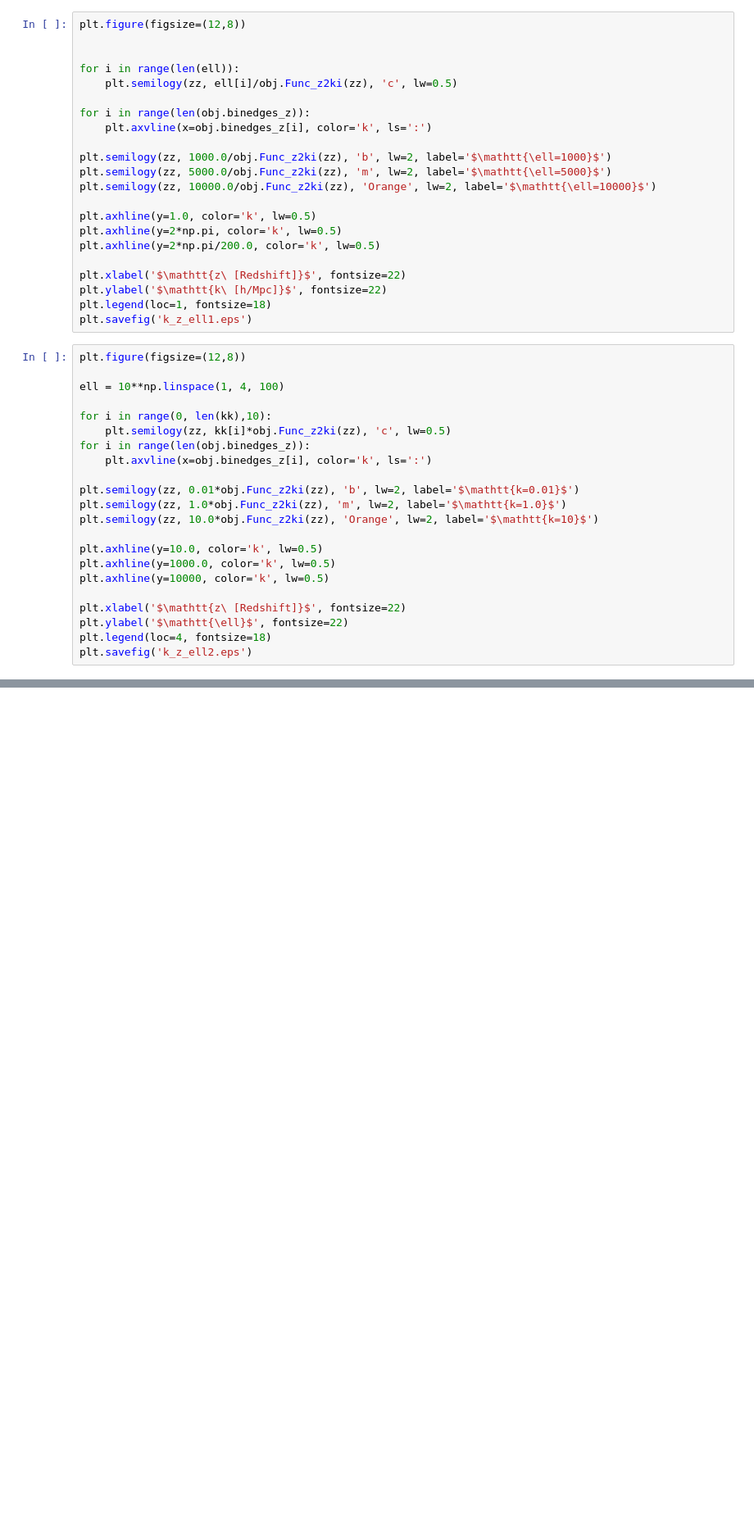
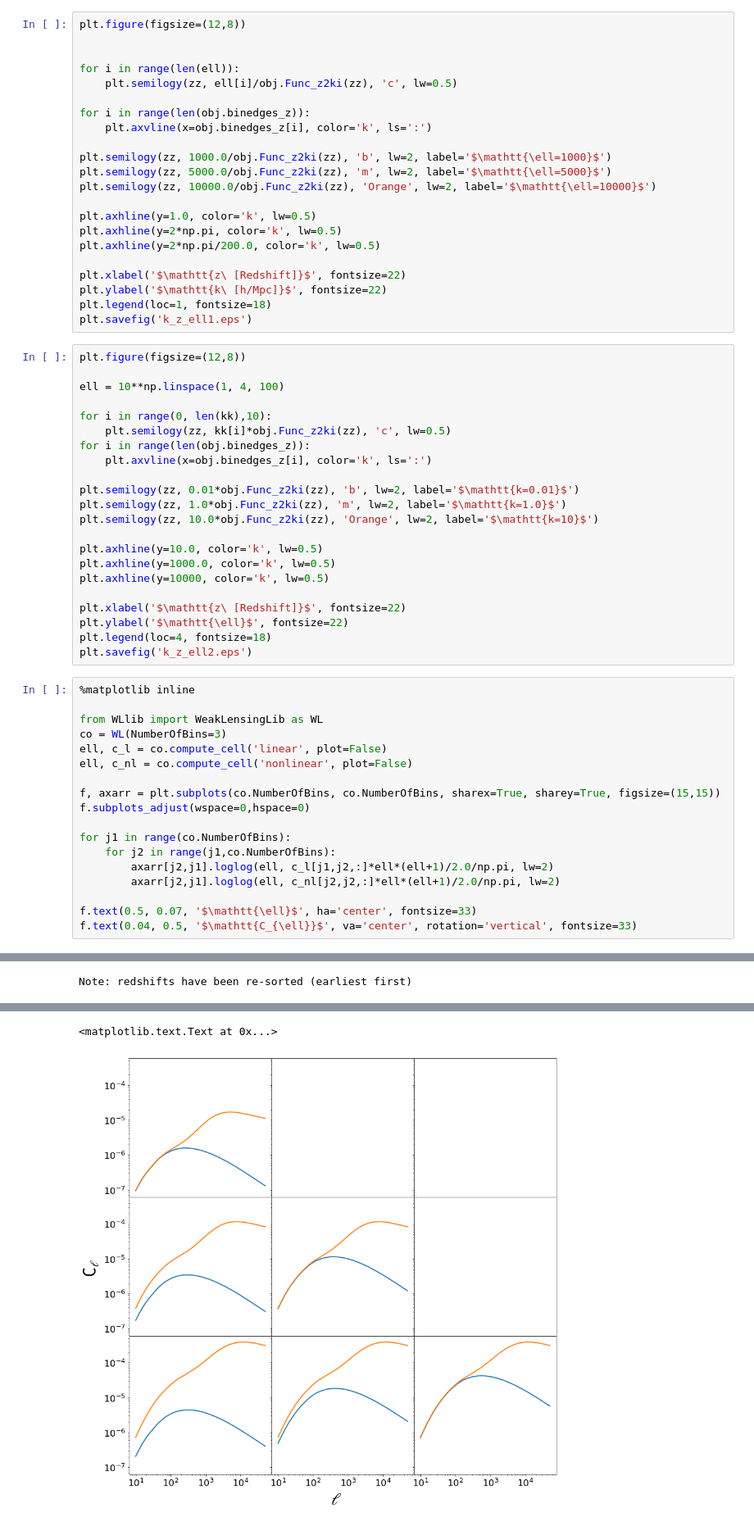
Before and after one commit to creativeishu/Weak-Lensing-Tomography, a Jupyter notebook: main.ipynb, the cells around one changed output, grey strips where cells are left out. Shown at 82% size. Cells and saved outputs as stored; diff of their text form; blank space fills up the shorter version.

Commit message:
WLlib updated

```diff
--- a/main.ipynb
+++ b/main.ipynb
@@ -162,3 +138,22 @@ plt.xlabel('$\mathtt{z\ [Redshift]}$', fontsize=22)
 plt.ylabel('$\mathtt{\ell}$', fontsize=22)
 plt.legend(loc=4, fontsize=18)
 plt.savefig('k_z_ell2.eps')
+# %%
+%matplotlib inline
+
+from WLlib import WeakLensingLib as WL
+co = WL(NumberOfBins=3)
+ell, c_l = co.compute_cell('linear', plot=False)
+ell, c_nl = co.compute_cell('nonlinear', plot=False)
+
+f, axarr = plt.subplots(co.NumberOfBins, co.NumberOfBins, sharex=True, sharey=True, figsize=(15,15))
+f.subplots_adjust(wspace=0,hspace=0)
+
+for j1 in range(co.NumberOfBins):
+    for j2 in range(j1,co.NumberOfBins):
+        axarr[j2,j1].loglog(ell, c_l[j1,j2,:]*ell*(ell+1)/2.0/np.pi, lw=2)
+        axarr[j2,j1].loglog(ell, c_nl[j2,j2,:]*ell*(ell+1)/2.0/np.pi, lw=2)
+
+f.text(0.5, 0.07, '$\mathtt{\ell}$', ha='center', fontsize=33)
+f.text(0.04, 0.5, '$\mathtt{C_{\ell}}$', va='center', rotation='vertical', fontsize=33)
+# %% [output]
@@ -164,0 +161 @@ plt.savefig('k_z_ell2.eps')
+Note: redshifts have been re-sorted (earliest first)
@@ -164,0 +163,2 @@ plt.savefig('k_z_ell2.eps')
+<matplotlib.text.Text at 0x...>
+[figure, added]
```
Also changed, not shown: parts of 3 cells of this notebook, 2 other files.
